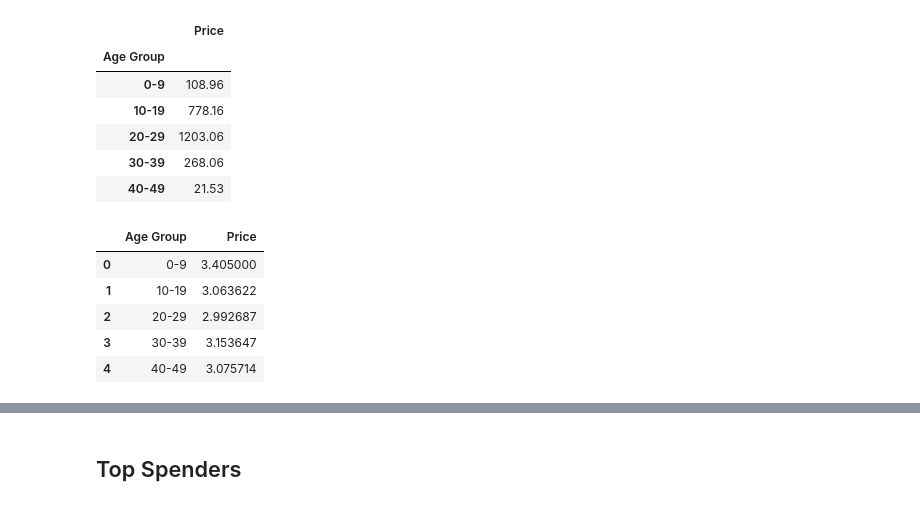
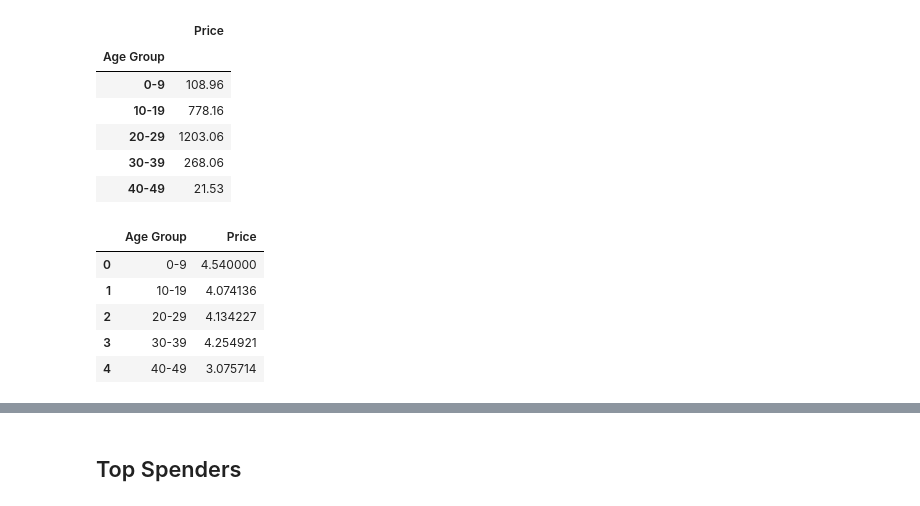
Before and after one commit to ahowellgates/Pandas-Challenge, a Jupyter notebook: Heroes of Pymoli/Main.ipynb, the cells around one changed output, grey strips where cells are left out. Saved outputs shown, nothing was run; the diff lists cells and outputs as text; code cells hidden in the pictures.

```diff
--- a/Heroes of Pymoli/Main.ipynb
+++ b/Heroes of Pymoli/Main.ipynb
@@ -422,17 +426,22 @@ sum_age
 # %%
 #avg purchase per person
 
-avg_purchase_age = purchase_data.groupby('Age Group', as_index=False).Price.mean()
+#purchase_data = purchase_data.reset_index()
+
+avg_purchase_person = purchase_data.groupby(['SN','Age Group'], as_index=False)['Price'].sum().dropna(how='any')
+avg_purchase_person = avg_purchase_person[avg_purchase_person['Price'] > 0]
 
 
+avg_group_by = avg_purchase_person.groupby(['Age Group'],as_index=False)['Price'].mean()
 
-avg_purchase_age
+
+avg_group_by
 # %% [output]
 |  | Age Group | Price |
-| 0 | 0-9 | 3.405000 |
-| 1 | 10-19 | 3.063622 |
-| 2 | 20-29 | 2.992687 |
-| 3 | 30-39 | 3.153647 |
+| 0 | 0-9 | 4.540000 |
+| 1 | 10-19 | 4.074136 |
+| 2 | 20-29 | 4.134227 |
+| 3 | 30-39 | 4.254921 |
 | 4 | 40-49 | 3.075714 |
 # %%
 #summary table
```
Also changed, not shown: parts of 4 cells of this notebook.
